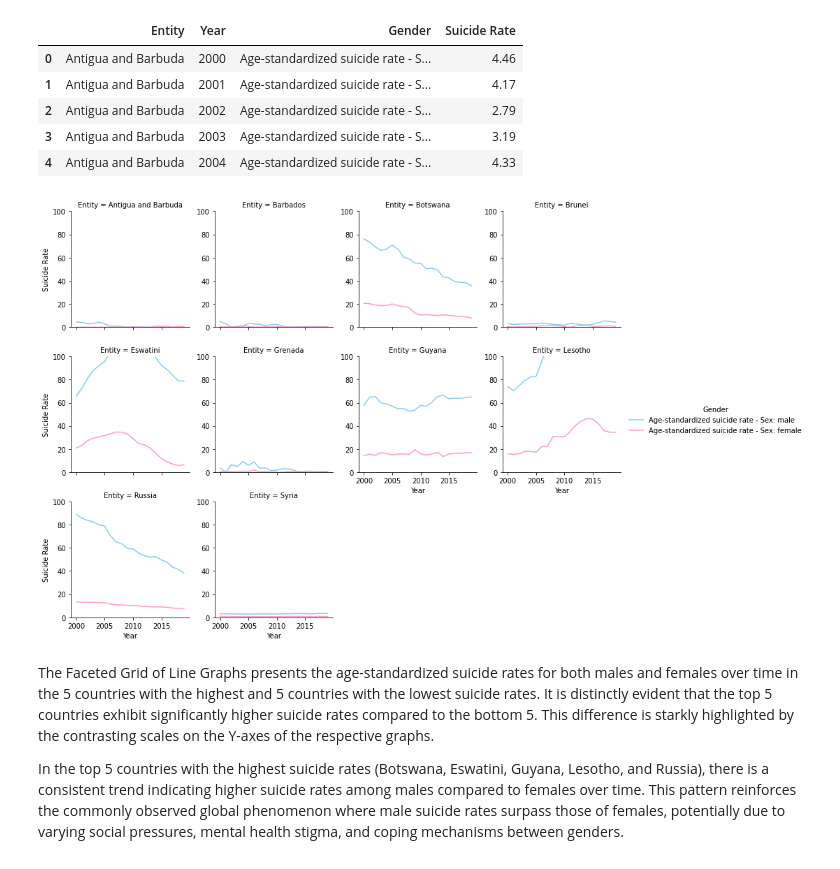
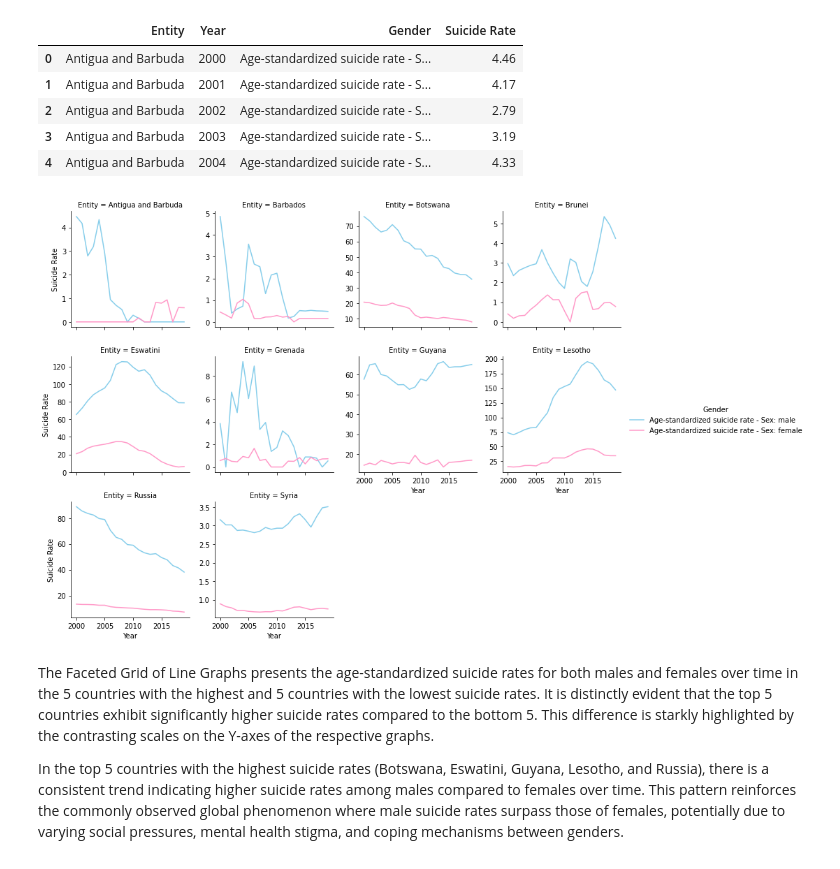
Before and after one commit to LingMJDK/Project_Data_Wrangling_32, a Jupyter notebook: project_DW_32.ipynb, the cells around one changed output. Drawn from its saved outputs; the diff is of its cells as text; code cells hidden in the pictures.

```diff
--- a/project_DW_32.ipynb
+++ b/project_DW_32.ipynb
@@ -321,22 +321,22 @@ df_mf_suicide.head()
 # %%
 # create the FacetGrid
 # col_wrap parameter sets how many graphs are in each row
 # set sharey=False, each plot get its own y-axis scale. which is useful because the countries have vastly different suicide rate scales.
 
 palette = {"Age-standardized suicide rate - Sex: male": "skyblue",
            "Age-standardized suicide rate - Sex: female": "#FF99C8"}  # FF99C8 is a shade of pink
 
 # Create the grid
 g = sns.FacetGrid(df_mf_suicide, col='Entity', hue='Gender', col_wrap= 4, sharey= False, palette = palette)
 g = g.map(plt.plot, 'Year', 'Suicide Rate').add_legend()
 
 # Set the y axis limit to 100
-g.set(ylim=(0, 100))
+#g.set(ylim=(0, 100))
 
 g.savefig("suicide_rates_facetgrid.png") # save the output as a png file, to include in the report
 plt.show()
 # %% [output]
-[figure, old version]
+[figure, new version]
 # %% [markdown]
 The Faceted Grid of Line Graphs presents the age-standardized suicide rates for both males and females over time in the 5 countries with the highest and 5 countries with the lowest suicide rates. It is distinctly evident that the top 5 countries exhibit significantly higher suicide rates compared to the bottom 5. This difference is starkly highlighted by the contrasting scales on the Y-axes of the respective graphs.
 
```
Also changed, not shown: parts of 1 cell of this notebook, 2 other files.
